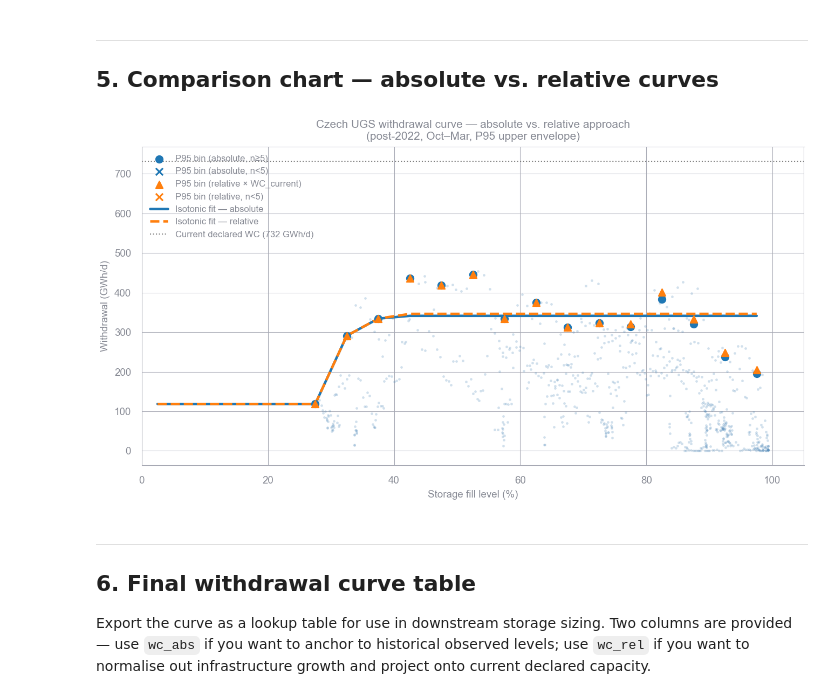
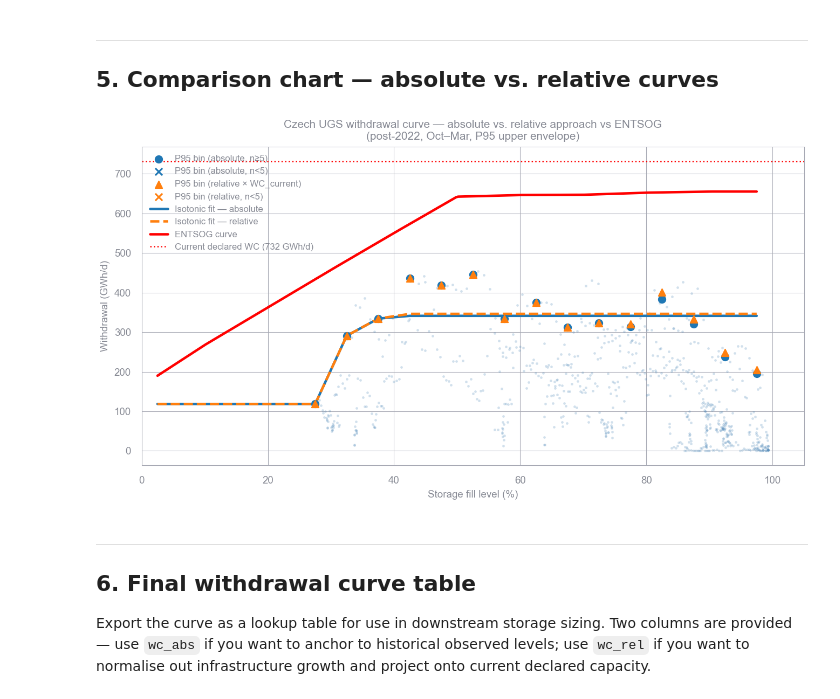
Before and after one commit to sikmartin/bsd_revamp, a Jupyter notebook: notebooks/withdrawal_curve.ipynb, the cells around one changed output. Saved outputs shown, nothing was run; the diff lists cells and outputs as text; code cells hidden in the pictures.

```diff
--- a/notebooks/withdrawal_curve.ipynb
+++ b/notebooks/withdrawal_curve.ipynb
@@ -156,19 +174,19 @@ bins = (
     winter.groupby("fill_bin", observed=False)
     .agg(
         n          = ("withdrawal",  "count"),
-        p90_abs    = ("withdrawal",  lambda x: x.quantile(QUANTILE)),
-        p90_ratio  = ("util_ratio",  lambda x: x.quantile(QUANTILE)),
+        p95_abs    = ("withdrawal",  lambda x: x.quantile(QUANTILE)),
+        p95_ratio  = ("util_ratio",  lambda x: x.quantile(QUANTILE)),
     )
     .reset_index()
     .rename(columns={"fill_bin": "fill_mid"})
 )
 
 # Relative approach: scale P95 ratio by current declared capacity
-bins["p90_rel"] = bins["p90_ratio"] * WC_CURRENT
+bins["p95_rel"] = bins["p95_ratio"] * WC_CURRENT
 
 bins["reliable"] = bins["n"] >= MIN_OBS
 
 print(f"Bins with ≥{MIN_OBS} obs: {bins['reliable'].sum()} / {len(bins)}")
-bins[["fill_mid", "n", "p90_abs", "p90_rel", "p90_ratio", "reliable"]].round(1)
+bins[["fill_mid", "n", "p95_abs", "p95_rel", "p95_ratio", "reliable"]].round(1)
 # %% [output]
 Bins with ≥5 obs: 15 / 15
@@ -234,40 +252,43 @@ ax.scatter(winter["fill_pct"], winter["withdrawal"],
 # P95 bin markers — reliable vs. unreliable
 rel_bins   = bins[bins["reliable"]]
 unrel_bins = bins[~bins["reliable"]]
 
-ax.scatter(rel_bins["fill_mid"],   rel_bins["p90_abs"],
+ax.scatter(rel_bins["fill_mid"],   rel_bins["p95_abs"],
            s=40, color="#1f77b4", zorder=4, label=f"P{int(QUANTILE*100)} bin (absolute, n≥{MIN_OBS})")
-ax.scatter(unrel_bins["fill_mid"], unrel_bins["p90_abs"],
+ax.scatter(unrel_bins["fill_mid"], unrel_bins["p95_abs"],
            s=40, color="#1f77b4", marker="x", zorder=4, label=f"P{int(QUANTILE*100)} bin (absolute, n<{MIN_OBS})")
 
-ax.scatter(rel_bins["fill_mid"],   rel_bins["p90_rel"],
+ax.scatter(rel_bins["fill_mid"],   rel_bins["p95_rel"],
            s=40, color="#ff7f0e", marker="^", zorder=4, label=f"P{int(QUANTILE*100)} bin (relative × WC_current)")
-ax.scatter(unrel_bins["fill_mid"], unrel_bins["p90_rel"],
+ax.scatter(unrel_bins["fill_mid"], unrel_bins["p95_rel"],
            s=40, color="#ff7f0e", marker="x", zorder=4, label=f"P{int(QUANTILE*100)} bin (relative, n<{MIN_OBS})")
 
 # Fitted curves — evaluated from library callables (interp1d linear), matching production
 ax.plot(fill_x, np.vectorize(curves.empirical_abs)(fill_x),
         lw=2.2, color="#1f77b4", label="Isotonic fit — absolute")
 ax.plot(fill_x, np.vectorize(curves.empirical)(fill_x),
         lw=2.2, color="#ff7f0e", ls="--", label="Isotonic fit — relative")
+ax.plot(fill_x, np.vectorize(curves.engineering)(fill_x),
+        lw=2.2, color="red", label="ENTSOG curve")
+
 
 # Declared capacity reference line
-ax.axhline(WC_CURRENT, color="grey", lw=1, ls=":", label=f"Current declared WC ({WC_CURRENT:.0f} GWh/d)")
+ax.axhline(WC_CURRENT, color="red", lw=1.2, ls=":", label=f"Current declared WC ({WC_CURRENT:.0f} GWh/d)")
 
 ax.set_xlabel("Storage fill level (%)")
 ax.set_ylabel("Withdrawal (GWh/d)")
-ax.set_title("Czech UGS withdrawal curve — absolute vs. relative approach\n"
+ax.set_title("Czech UGS withdrawal curve — absolute vs. relative approach vs ENTSOG\n"
              f"(post-{CUTOFF.year}, Oct–Mar, P{int(QUANTILE*100)} upper envelope)")
 ax.legend(fontsize=8, loc="upper left")
 ax.set_xlim(0, 105)
 ax.xaxis.set_minor_locator(mticker.AutoMinorLocator())
 ax.yaxis.set_minor_locator(mticker.AutoMinorLocator())
 
 fig.tight_layout()
 fig.savefig(FIGS_DIR / "withdrawal_curve.png", bbox_inches="tight")
 fig;
 # %% [output]
-[figure, old version]
+[figure, new version]
 # %% [markdown]
 ---
 ## 6. Final withdrawal curve table
```
Also changed, not shown: parts of 7 cells of this notebook, 10 other files.
